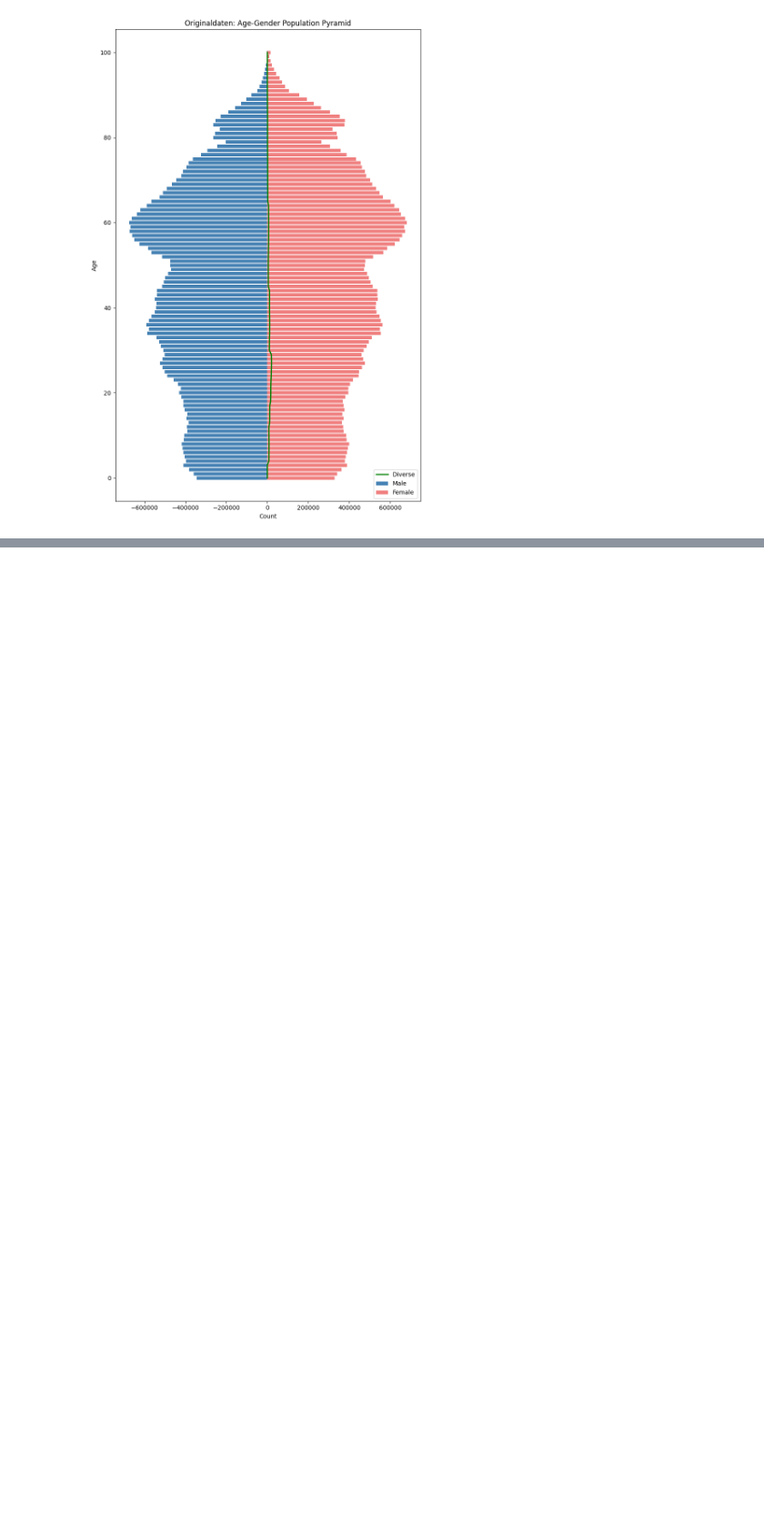
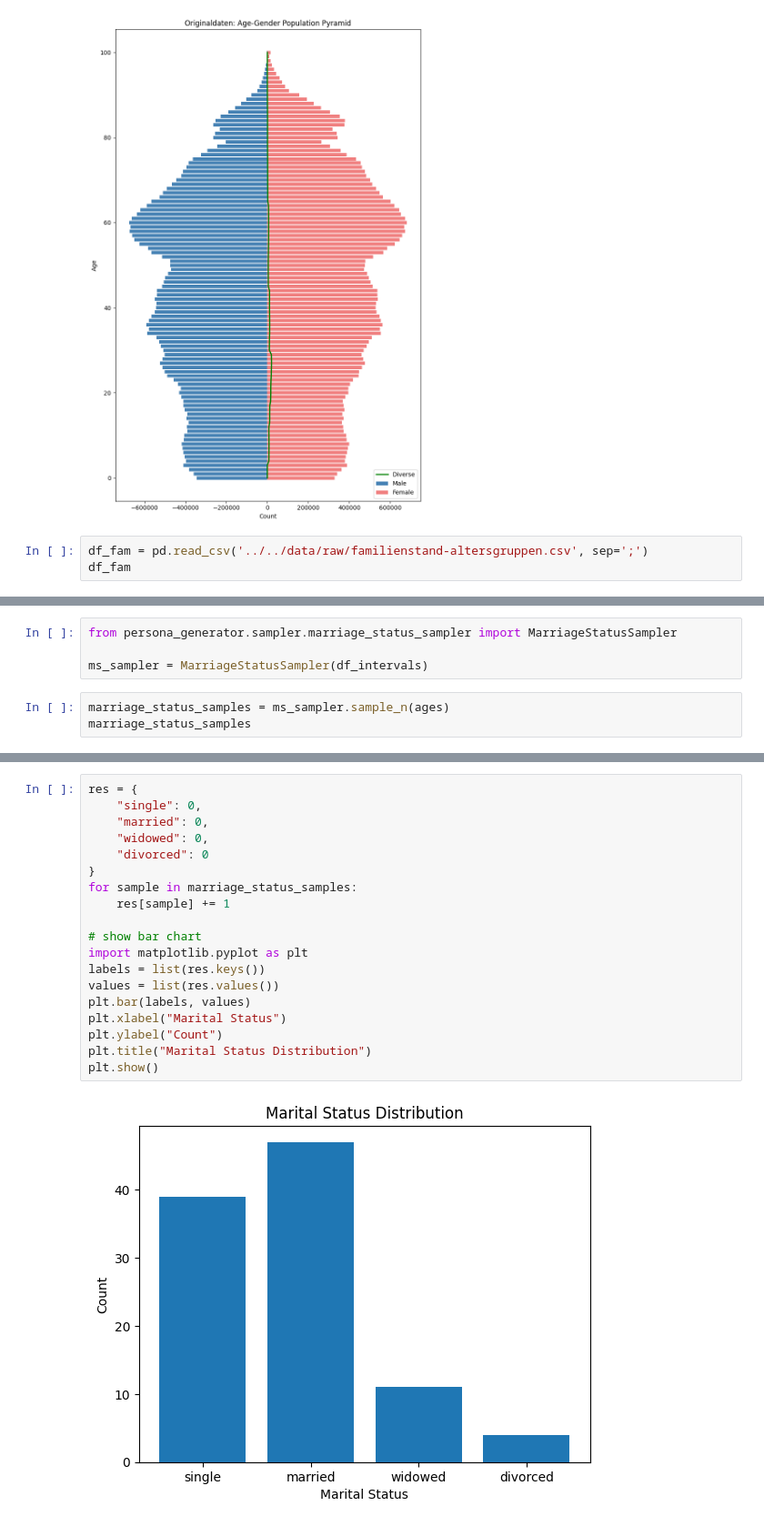
Before and after one commit to ltreme/Social-Bias-Benchmark, a Jupyter notebook: app/notebooks/Persona_Gen_draft.ipynb, the cells around one changed output, grey strips where cells are left out. Shown at 91% size. Cells and saved outputs as stored; diff of their text form; blank space fills up the shorter version.

Commit message:
implement Sampler Classes for realistic persona creation

```diff
--- a/app/notebooks/Persona_Gen_draft.ipynb
+++ b/app/notebooks/Persona_Gen_draft.ipynb
@@ -246,3 +246,6 @@ plt.tight_layout()
 plt.show()
 # %% [output]
 [figure]
+# %%
+df_fam = pd.read_csv('../../data/raw/familienstand-altersgruppen.csv', sep=';')
+df_fam
@@ -248,0 +307,7 @@ plt.show()
+# %%
+from persona_generator.sampler.marriage_status_sampler import MarriageStatusSampler
+
+ms_sampler = MarriageStatusSampler(df_intervals)
+# %%
+marriage_status_samples = ms_sampler.sample_n(ages)
+marriage_status_samples
@@ -248,0 +332,21 @@ plt.show()
+# %%
+res = {
+    "single": 0,
+    "married": 0,
+    "widowed": 0,
+    "divorced": 0
+}
+for sample in marriage_status_samples:
+    res[sample] += 1
+
+# show bar chart
+import matplotlib.pyplot as plt
+labels = list(res.keys())
+values = list(res.values())
+plt.bar(labels, values)
+plt.xlabel("Marital Status")
+plt.ylabel("Count")
+plt.title("Marital Status Distribution")
+plt.show()
+# %% [output]
+[figure, added]
```
Also changed, not shown: parts of 12 cells of this notebook, 20 other files.
